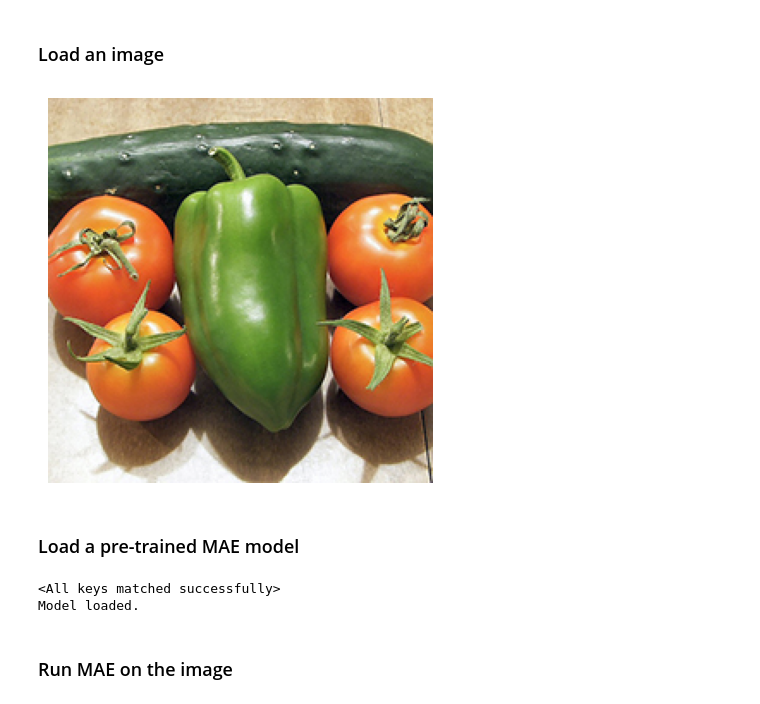
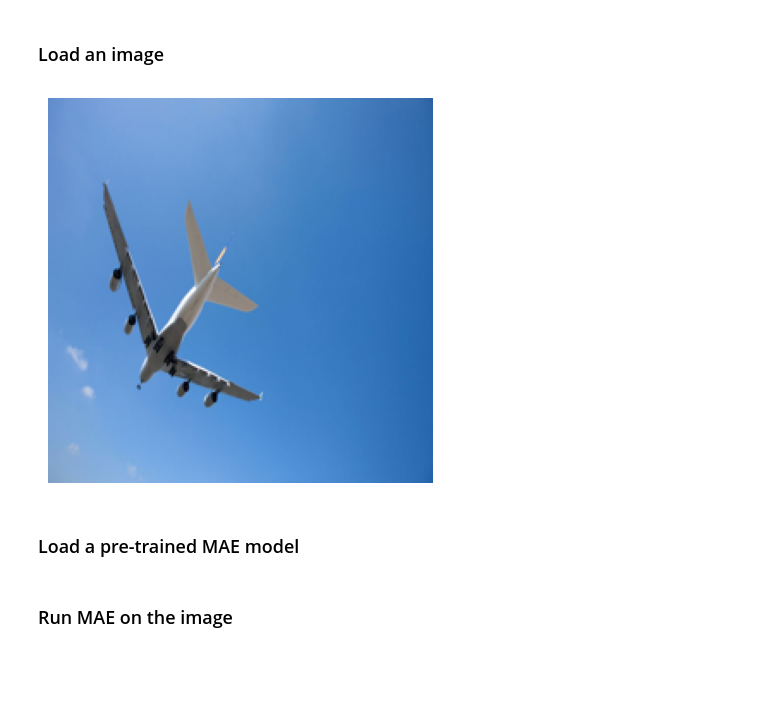
Before and after one commit to inschro/mae, a Jupyter notebook: demo/mae_visualize.ipynb, the cells around one changed output. Cells and saved outputs as stored; diff of their text form; code cells hidden in the pictures; blank space fills up the shorter version.

```diff
--- a/demo/mae_visualize.ipynb
+++ b/demo/mae_visualize.ipynb
@@ -97,23 +97,24 @@ def run_one_image(img, model, mask_ratio=0.96, masking='random'):
 # %%
 # load an image
 # img_url = 'https://user-images.githubusercontent.com/11435359/147738734-196fd92f-9260-48d5-ba7e-bf103d29364d.jpg' # fox, from ILSVRC2012_val_00046145
-img_url = 'https://user-images.githubusercontent.com/11435359/147743081-0428eecf-89e5-4e07-8da5-a30fd73cc0ba.jpg' # cucumber, from ILSVRC2012_val_00047851
-# img_url = 'https://www.travelandleisure.com/thmb/h97kSvljd2QYH2nUy3Y9ZNgO_pw=/1500x0/filters:no_upscale():max_bytes(150000):strip_icc()/plane-data-BUSYROUTES1217-f4f84b08d47f4951b11c148cee2c3dea.jpg'
+# img_url = 'https://user-images.githubusercontent.com/11435359/147743081-0428eecf-89e5-4e07-8da5-a30fd73cc0ba.jpg' # cucumber, from ILSVRC2012_val_00047851
+img_url = 'https://www.travelandleisure.com/thmb/h97kSvljd2QYH2nUy3Y9ZNgO_pw=/1500x0/filters:no_upscale():max_bytes(150000):strip_icc()/plane-data-BUSYROUTES1217-f4f84b08d47f4951b11c148cee2c3dea.jpg'
 # img_url = 'https://www.dailypaws.com/thmb/ZHs0nxwPjwixC4YkqyRcO9DB2bg=/1500x0/filters:no_upscale():max_bytes(150000):strip_icc()/striped-cat-playing-flower-552781357-2000-f8b1f07162594830bdba8a24e2268ad6.jpg'
+
 img = Image.open(requests.get(img_url, stream=True).raw)
 img = img.resize((224, 224))
 img = np.array(img) / 255.
 
 assert img.shape == (224, 224, 3)
 
 # normalize by ImageNet mean and std
 img = img - imagenet_mean
 img = img / imagenet_std
 
 plt.rcParams['figure.figsize'] = [5, 5]
 show_image(torch.tensor(img))
 # %% [output]
-[figure, old version]
+[figure, new version]
 # %% [markdown]
 ### Load a pre-trained MAE model
 # %%
@@ -122,12 +123,11 @@ show_image(torch.tensor(img))
 # download checkpoint if not exist
 # !wget -nc https://dl.fbaipublicfiles.com/mae/visualize/mae_visualize_vit_large.pth
 
-chkpt_dir = '../mae_visualize_vit_large.pth'
-model_mae = prepare_model(chkpt_dir, 'mae_vit_large_patch16')
-print('Model loaded.')
+# chkpt_dir = '../mae_visualize_vit_large.pth'
+# chkpt_dir = '../jobs/20240707032625/outputs/checkpoint-10.pth'
+# model_mae = prepare_model(chkpt_dir, 'mae_vit_large_patch16')
+# model_mae = prepare_model(chkpt_dir, 'mae_vit_base_patch16')
+# print('Model loaded.')
-# %% [output]
-<All keys matched successfully>
-Model loaded.
 # %% [markdown]
 ### Run MAE on the image
 # %%
```
Also changed, not shown: parts of 3 cells of this notebook, 6 other files.
